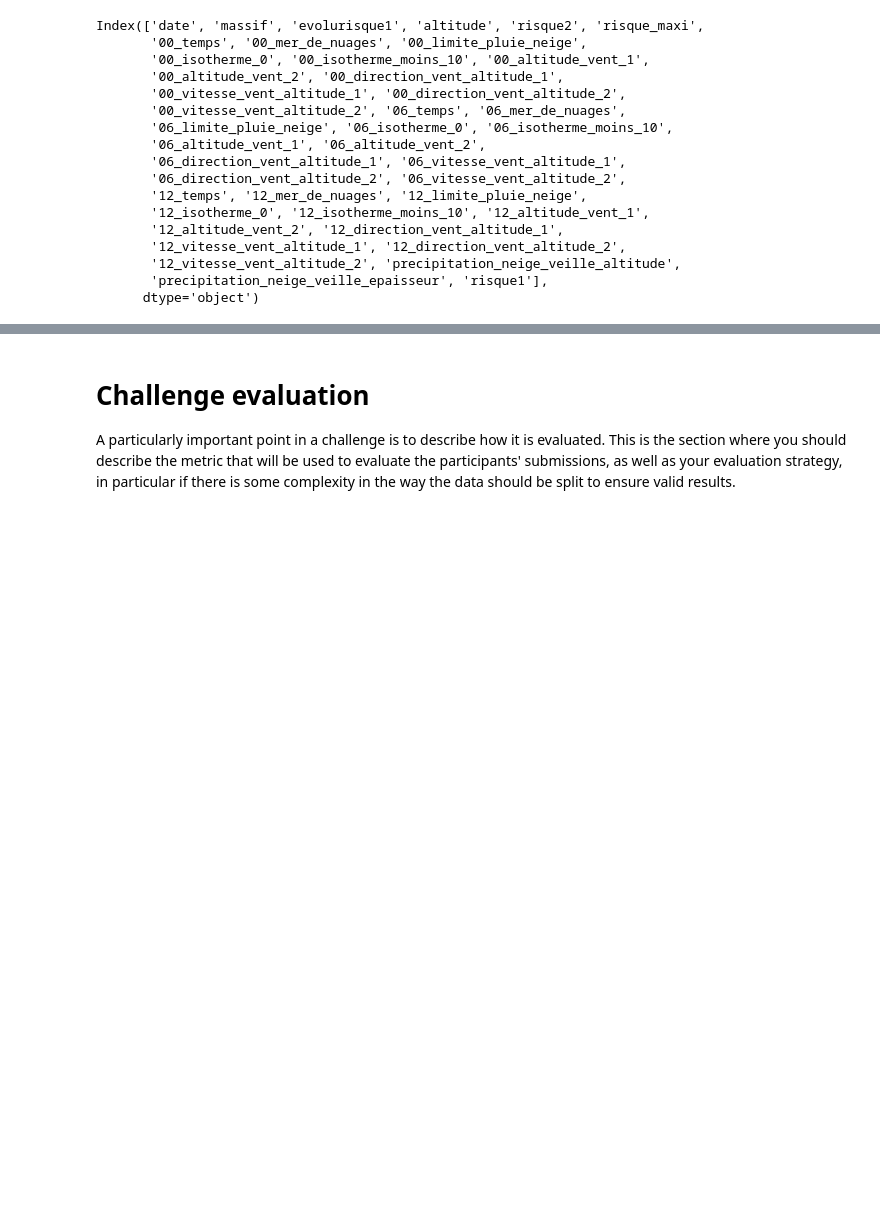
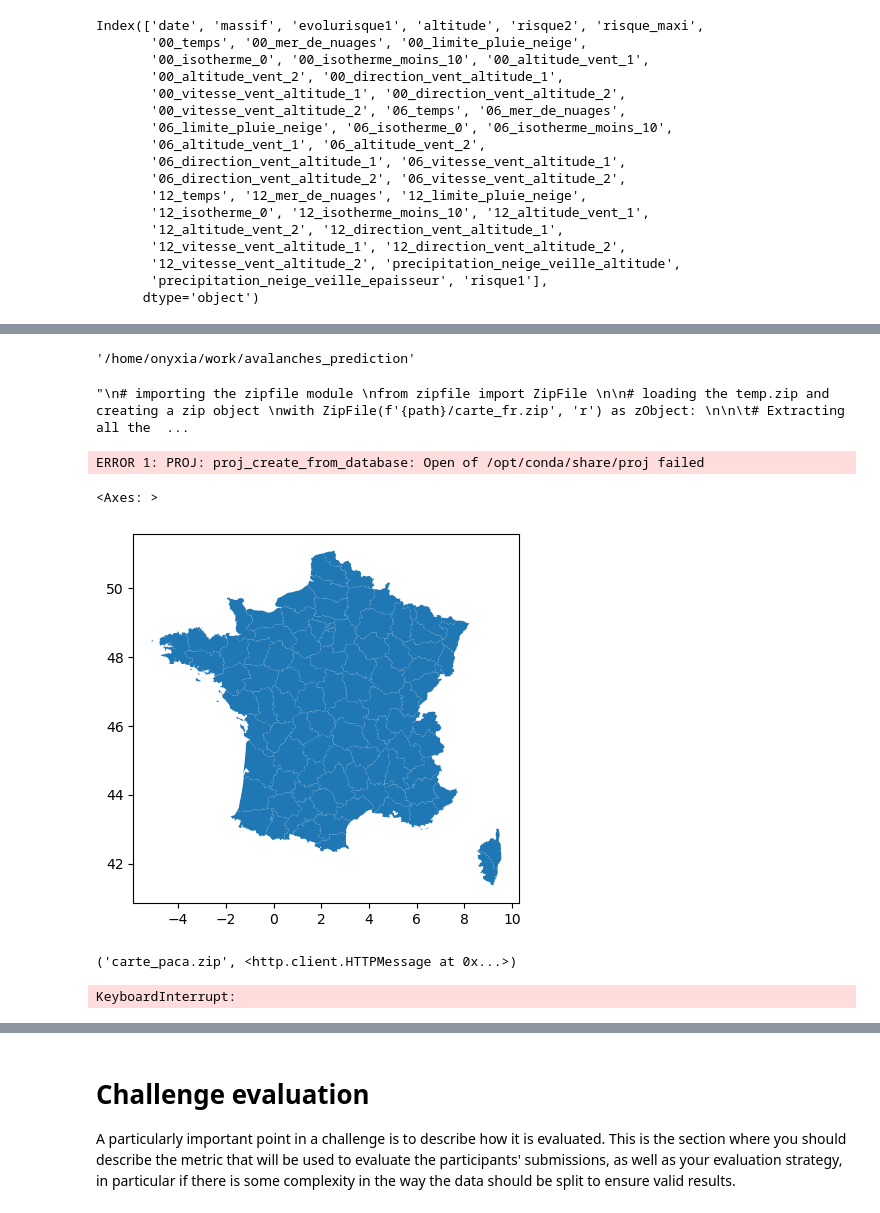
Before and after one commit to adevilde/avalanches_prediction, a Jupyter notebook: avalanche_starting_kit_theo.ipynb, the cells around one changed output, grey strips where cells are left out. Cells and saved outputs as stored; diff of their text form; code cells hidden in the pictures; blank space fills up the shorter version.

Commit message:
code pour carte

```diff
--- a/avalanche_starting_kit_theo.ipynb
+++ b/avalanche_starting_kit_theo.ipynb
@@ -309,0 +345,19 @@ for massif in list_massifs:
+# %%
+path
+# %% [output]
+'/home/onyxia/work/avalanches_prediction'
+# %%
+"""
+# importing the zipfile module
+from zipfile import ZipFile
+
+# loading the temp.zip and creating a zip object
+with ZipFile(f'{path}/carte_fr.zip', 'r') as zObject:
+
+	# Extracting all the members of the zip
+	# into a specific location.
+	zObject.extractall(
+		path=path)
+"""
+# %% [output]
+"\n# importing the zipfile module \nfrom zipfile import ZipFile \n\n# loading the temp.zip and creating a zip object \nwith ZipFile(f'{path}/carte_fr.zip', 'r') as zObject: \n\n\t# Extracting all the  ...
@@ -309,0 +366,17 @@ for massif in list_massifs:
+# %%
+france = gpd.read_file('https://www.data.gouv.fr/fr/datasets/r/90b9341a-e1f7-4d75-a73c-bbc010c7feeb')
+# %% [output]
+ERROR 1: PROJ: proj_create_from_database: Open of /opt/conda/share/proj failed
+# %%
+france.plot()
+# %% [output]
+<Axes: >
+[figure, added]
+# %%
+urlretrieve('https://download.geofabrik.de/europe/france/provence-alpes-cote-d-azur-latest-free.shp.zip','carte_paca.zip')
+# %% [output]
+('carte_paca.zip', <http.client.HTTPMessage at 0x...>)
+# %%
+urlretrieve('https://download.geofabrik.de/europe/france/midi-pyrenees-latest-free.shp.zip','carte_midi.zip')
+# %% [output]
+KeyboardInterrupt:
```
Also changed, not shown: parts of 14 cells of this notebook.
